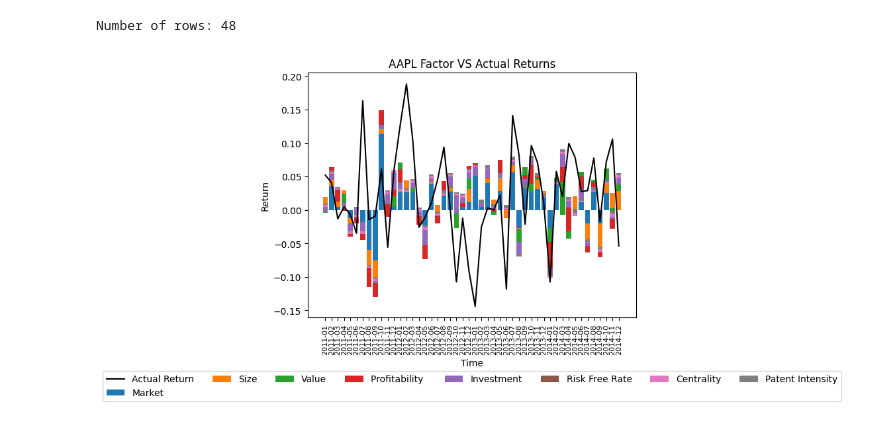
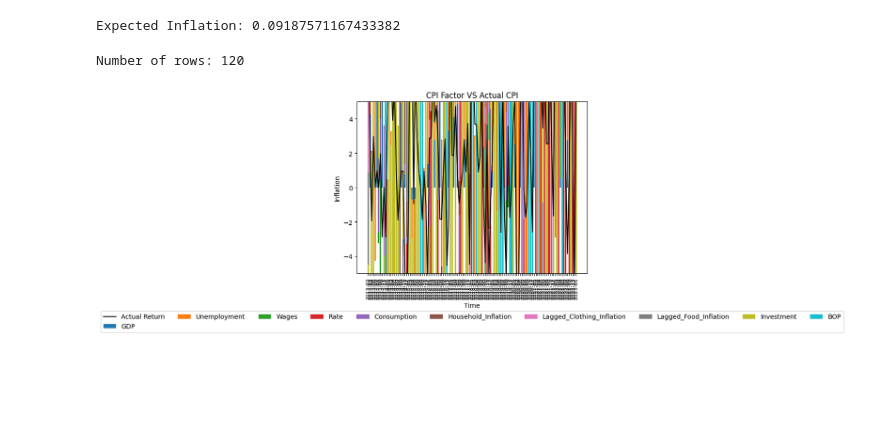
Before and after one commit to WilliamClintC/BOC-CPI-Mapper, a Jupyter notebook: FactorModelV5.ipynb, the cells around one changed output. Cells and saved outputs as stored; diff of their text form; code cells hidden in the pictures; blank space fills up the shorter version.

```diff
--- a/FactorModelV5.ipynb
+++ b/FactorModelV5.ipynb
@@ -10,7 +10,7 @@ column_to_remove = 'Unnamed: 0'
 data.drop(column_to_remove, axis=1, inplace=True)
 data['Date'] = pd.to_datetime(data['Date'], format='%b %Y')
 data.set_index('Date', inplace=True)
-data = data.pct_change().dropna() * 100
+data = data.pct_change().dropna()*100
 data = data.reset_index()
 data
 
@@ -41,7 +41,10 @@ new_column_names = {
 }
 
 df_filtered.rename(columns=new_column_names, inplace=True)
-df_filtered
+df_filtered.index = df_filtered.index.strftime("%Y-%m")
+
+df_filtered=((1+df_filtered/100)**12-1)*100
+df_filtered.head()
 # %% [output]
 A value is trying to be set on a copy of a slice from a DataFrame
 
@@ -67,13 +63,13 @@ import statsmodels.formula.api as smf
 
 ten_factor_data=df_filtered
 
-ten_factor_data = smf.ols(
-    formula='CPI ~ GDP + Unemployment + Wages + BOP + Rate + CS + II+Rate+HouseFurnEquip+LClothShoes+LFood',
+ten_factor_model= smf.ols(
+    formula='CPI ~ GDP + Unemployment + Wages + Rate + CS +HouseFurnEquip+LClothShoes+LFood+II+BOP',
     data=ten_factor_data
 ).fit()
 
 
-print(ten_factor_data.summary())
+print(ten_factor_model.summary())
 # %% [output]
                             OLS Regression Results
 ==============================================================================
@@ -112,52 +91,80 @@ Expected yearly return:0.9692600581437804
+# %%
+
+
+cpi = ten_factor_data['CPI'].mean()
+gdp = ten_factor_data['GDP'].mean()
+unem = ten_factor_data['Unemployment'].mean()
+wag = ten_factor_data['Wages'].mean()
+bop =ten_factor_data['BOP'].mean()
+rate=ten_factor_data['Rate'].mean()
+cs=ten_factor_data['CS'].mean()
+ii=ten_factor_data['II'].mean()
+hfe=ten_factor_data['HouseFurnEquip'].mean()
+lclothsho=ten_factor_data['LClothShoes'].mean()
+lfood=ten_factor_data['LFood'].mean()
+
+intercept, b1, b2, b3,b4,b5,b6,b7,b8,b9,b10 = ten_factor_model.params
+
+expected_cpi = intercept+b1 * gdp + b2 * unem +b3 * wag +b4*rate+b5*cs+b6*hfe+b7*lclothsho+b8*lfood+b9* ii +b10* bop
+
+print("Expected Inflation: " + str(expected_cpi))
+# %% [output]
+Expected Inflation: 0.09187571167433382
 # %%
-num_rows = len(seven_factor_data)
+num_rows = len(ten_factor_data)
+import numpy as np
+import matplotlib.pyplot as plt
 
 print("Number of rows:", num_rows)
 time=num_rows
 
-categories = ['Market', 'Size', 'Value','Profitability ', 'Investment','Risk Free Rate','Centrality','Patent Intensity']
-time_periods = seven_factor_data.index[:time].tolist()
-data = np.array([seven_factor_data['mkt'].tolist()[:time],  # mkt
-                 seven_factor_data['smb'].tolist()[:time],   # smb
-                 seven_factor_data['hml'].tolist()[:time],
-                 seven_factor_data['rmw'].tolist()[:time],   # Category 2
-                 seven_factor_data['cma'].tolist()[:time],
-                 seven_factor_data['rf'].tolist()[:time],   # cma
-                 seven_factor_data[Stock_OLS].tolist()[:time],
-                 seven_factor_data['PI'].tolist()[:time]
+categories = ['GDP', 'Unemployment', 'Wages', 'Rate','Consumption','Household_Inflation','Lagged_Clothing_Inflation','Lagged_Food_Inflation','Investment','BOP']
+time_periods = ten_factor_data.index[:time].tolist()
+data = np.array([ten_factor_data['GDP'].tolist()[:time],  # mkt
+                 ten_factor_data['Unemployment'].tolist()[:time],   # smb'CPI ~ GDP + Unemployment + Wages + BOP + Rate + CS + II+HouseFurnEquip+LClothShoes+LFood'
+                 ten_factor_data['Wages'].tolist()[:time],
+                 ten_factor_data['Rate'].tolist()[:time],
+                 ten_factor_data['CS'].tolist()[:time],   # cma
+                 ten_factor_data['HouseFurnEquip'].tolist()[:time],
+                 ten_factor_data['LClothShoes'].tolist()[:time],
+                 ten_factor_data['LFood'].tolist()[:time],
+                 ten_factor_data['II'].tolist()[:time],
+                 ten_factor_data['BOP'].tolist()[:time],
                  ])
 
 # Create stacked bar chart
 fig, ax = plt.subplots()
 
 # Plotting each category's bar
 bottom = np.zeros(len(time_periods))
 for i, category in enumerate(categories):
     ax.bar(time_periods, data[i], bottom=bottom, label=category)
     bottom += data[i]
 
 # Customize the plot
 ax.set_xlabel('Time')
-ax.set_ylabel('Return')
-ax.set_title(RISKY_ASSET+ ' Factor VS Actual Returns')
+ax.set_ylabel('Inflation')
+ax.set_title('CPI Factor VS Actual CPI')
 ax.legend()
 
 # Calculate trend line
 x = np.arange(len(time_periods))
-y=five_factor_data['rtn'].tolist()[:time]
+y=ten_factor_data['CPI'].tolist()[:time]
 
 # Plot the trend line
 ax.plot(x, y, color='black', label='Actual Return')
 ax.legend()
 
 # Set the legend below the graph
 ax.legend(loc='upper center', bbox_to_anchor=(0.5, -0.2), ncol=len(categories))
 
 # Set the x-axis tick labels to display horizontally
 plt.xticks(rotation=90)
 plt.xticks(fontsize=8)
+
+plt.ylim(-5, 5)
 # Display the chart
 plt.show()
 # %% [output]
-Number of rows: 48
+Number of rows: 120
-[figure, old version]
+[figure, new version]
```
Also changed, not shown: parts of 3 cells of this notebook, 3 other files.
